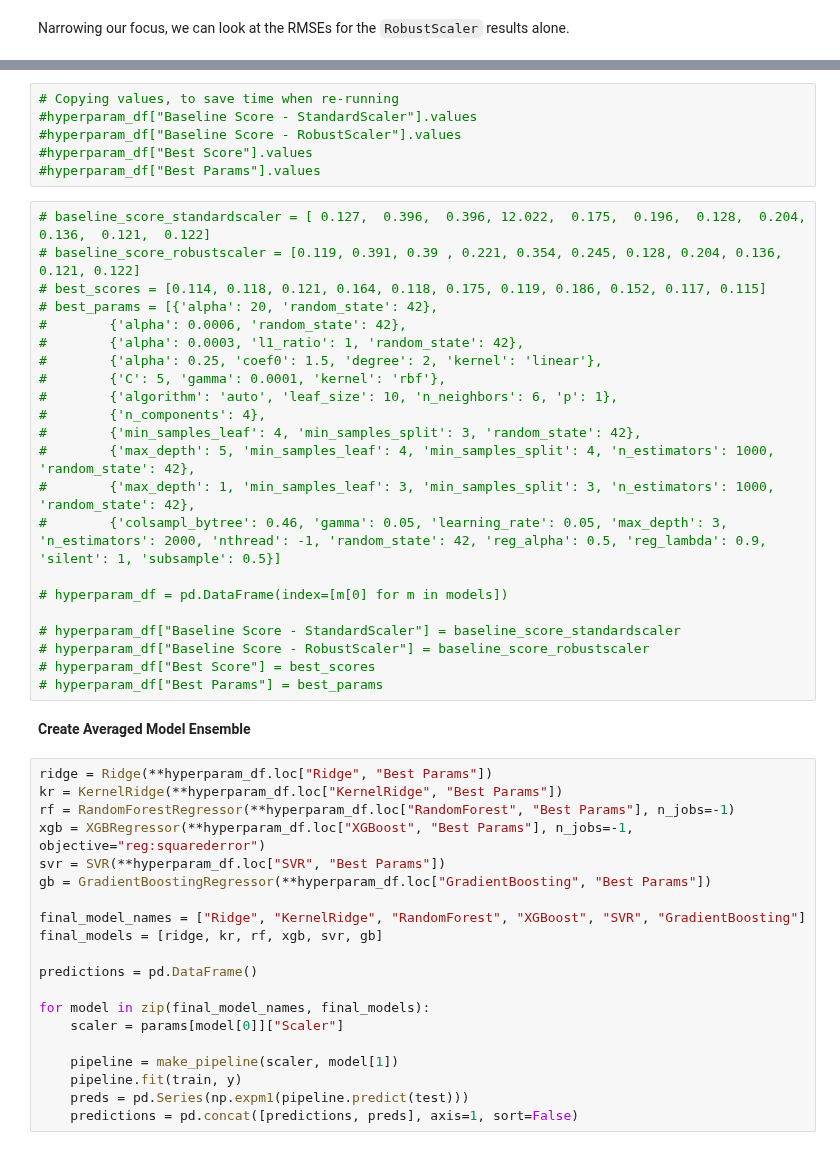
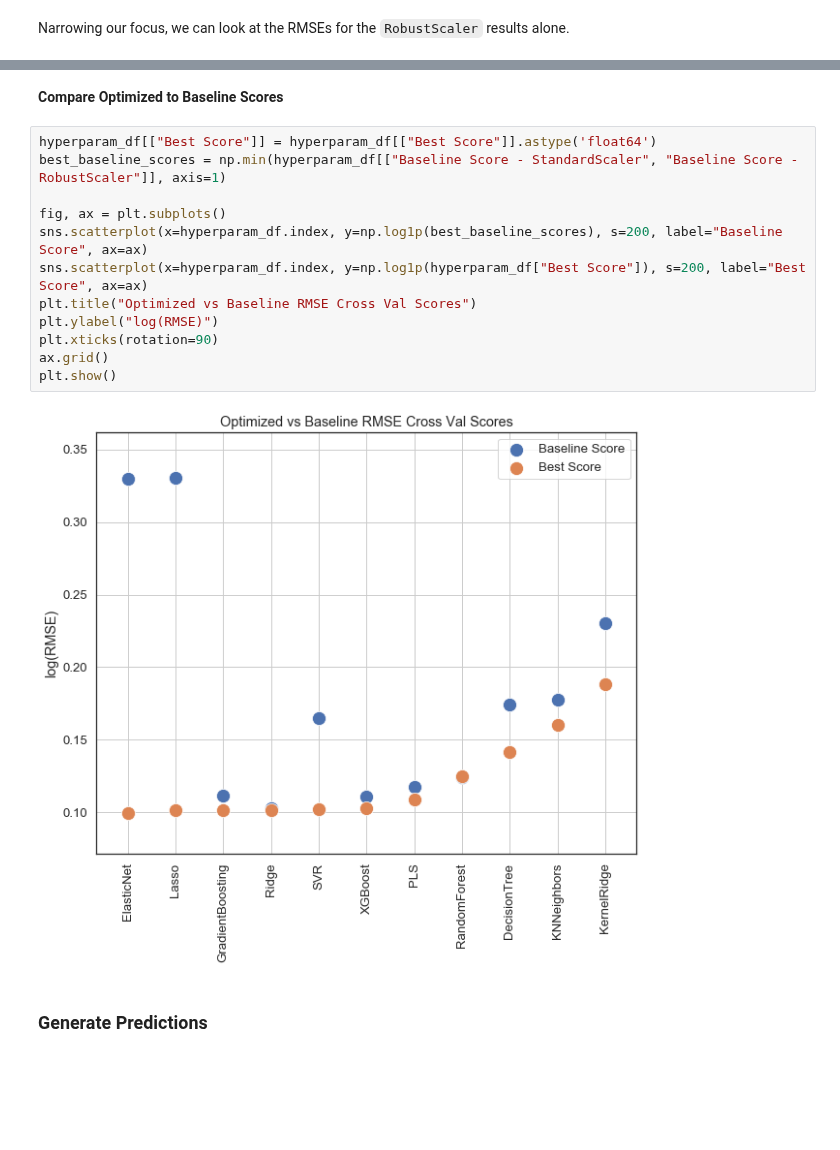
Before and after one commit to amypeniston/kaggle-competitions, a Jupyter notebook: house-prices/2_Data_Prep_Modeling.ipynb, the cells around one changed output, grey strips where cells are left out. Cells and saved outputs as stored; diff of their text form; blank space fills up the shorter version.

```diff
--- a/house-prices/2_Data_Prep_Modeling.ipynb
+++ b/house-prices/2_Data_Prep_Modeling.ipynb
@@ -1078,50 +986,18 @@ My selections:
-# %%
-# Copying values, to save time when re-running
-#hyperparam_df["Baseline Score - StandardScaler"].values
-#hyperparam_df["Baseline Score - RobustScaler"].values
-#hyperparam_df["Best Score"].values
-#hyperparam_df["Best Params"].values
-# %%
-# baseline_score_standardscaler = [ 0.127,  0.396,  0.396, 12.022,  0.175,  0.196,  0.128,  0.204, 0.136,  0.121,  0.122]
-# baseline_score_robustscaler = [0.119, 0.391, 0.39 , 0.221, 0.354, 0.245, 0.128, 0.204, 0.136, 0.121, 0.122]
-# best_scores = [0.114, 0.118, 0.121, 0.164, 0.118, 0.175, 0.119, 0.186, 0.152, 0.117, 0.115]
-# best_params = [{'alpha': 20, 'random_state': 42},
-#        {'alpha': 0.0006, 'random_state': 42},
-#        {'alpha': 0.0003, 'l1_ratio': 1, 'random_state': 42},
-#        {'alpha': 0.25, 'coef0': 1.5, 'degree': 2, 'kernel': 'linear'},
-#        {'C': 5, 'gamma': 0.0001, 'kernel': 'rbf'},
-#        {'algorithm': 'auto', 'leaf_size': 10, 'n_neighbors': 6, 'p': 1},
-#        {'n_components': 4},
-#        {'min_samples_leaf': 4, 'min_samples_split': 3, 'random_state': 42},
-#        {'max_depth': 5, 'min_samples_leaf': 4, 'min_samples_split': 4, 'n_estimators': 1000, 'random_state': 42},
-#        {'max_depth': 1, 'min_samples_leaf': 3, 'min_samples_split': 3, 'n_estimators': 1000, 'random_state': 42},
-#        {'colsampl_bytree': 0.46, 'gamma': 0.05, 'learning_rate': 0.05, 'max_depth': 3, 'n_estimators': 2000, 'nthread': -1, 'random_state': 42, 'reg_alpha': 0.5, 'reg_lambda': 0.9, 'silent': 1, 'subsample': 0.5}]
-
-# hyperparam_df = pd.DataFrame(index=[m[0] for m in models])
-
-# hyperparam_df["Baseline Score - StandardScaler"] = baseline_score_standardscaler
-# hyperparam_df["Baseline Score - RobustScaler"] = baseline_score_robustscaler
-# hyperparam_df["Best Score"] = best_scores
-# hyperparam_df["Best Params"] = best_params
-# %% [markdown]
-**Create Averaged Model Ensemble**
-# %%
-ridge = Ridge(**hyperparam_df.loc["Ridge", "Best Params"])
-kr = KernelRidge(**hyperparam_df.loc["KernelRidge", "Best Params"])
-rf = RandomForestRegressor(**hyperparam_df.loc["RandomForest", "Best Params"], n_jobs=-1)
-xgb = XGBRegressor(**hyperparam_df.loc["XGBoost", "Best Params"], n_jobs=-1, objective="reg:squarederror")
-svr = SVR(**hyperparam_df.loc["SVR", "Best Params"])
-gb = GradientBoostingRegressor(**hyperparam_df.loc["GradientBoosting", "Best Params"])
-
-final_model_names = ["Ridge", "KernelRidge", "RandomForest", "XGBoost", "SVR", "GradientBoosting"]
-final_models = [ridge, kr, rf, xgb, svr, gb]
-
-predictions = pd.DataFrame()
-
-for model in zip(final_model_names, final_models):
-    scaler = params[model[0]]["Scaler"]
-
-    pipeline = make_pipeline(scaler, model[1])
-    pipeline.fit(train, y)
-    preds = pd.Series(np.expm1(pipeline.predict(test)))
-    predictions = pd.concat([predictions, preds], axis=1, sort=False)
+# %% [markdown]
+**Compare Optimized to Baseline Scores**
+# %%
+hyperparam_df[["Best Score"]] = hyperparam_df[["Best Score"]].astype('float64')
+best_baseline_scores = np.min(hyperparam_df[["Baseline Score - StandardScaler", "Baseline Score - RobustScaler"]], axis=1)
+
+fig, ax = plt.subplots()
+sns.scatterplot(x=hyperparam_df.index, y=np.log1p(best_baseline_scores), s=200, label="Baseline Score", ax=ax)
+sns.scatterplot(x=hyperparam_df.index, y=np.log1p(hyperparam_df["Best Score"]), s=200, label="Best Score", ax=ax)
+plt.title("Optimized vs Baseline RMSE Cross Val Scores")
+plt.ylabel("log(RMSE)")
+plt.xticks(rotation=90)
+ax.grid()
+plt.show()
+# %% [output]
+[figure, added]
+# %% [markdown]
+### Generate Predictions
```
Also changed, not shown: parts of 93 cells of this notebook, 6 other files.
